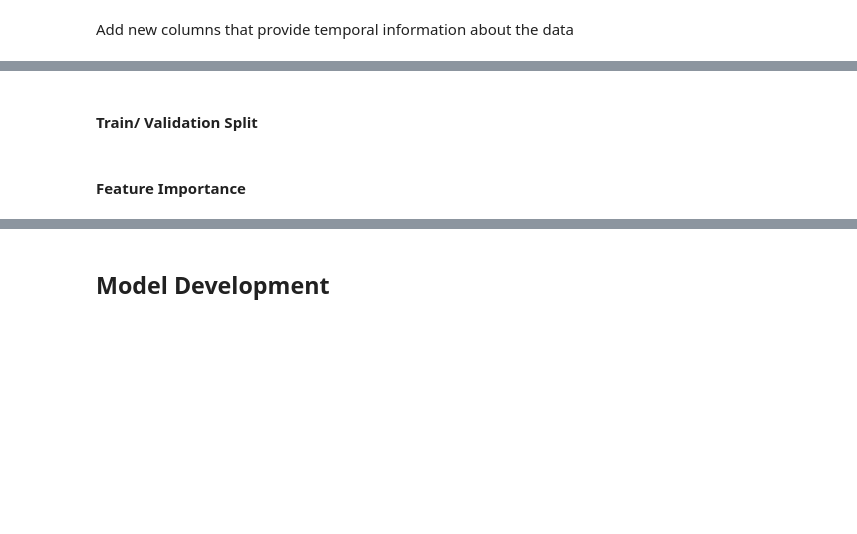
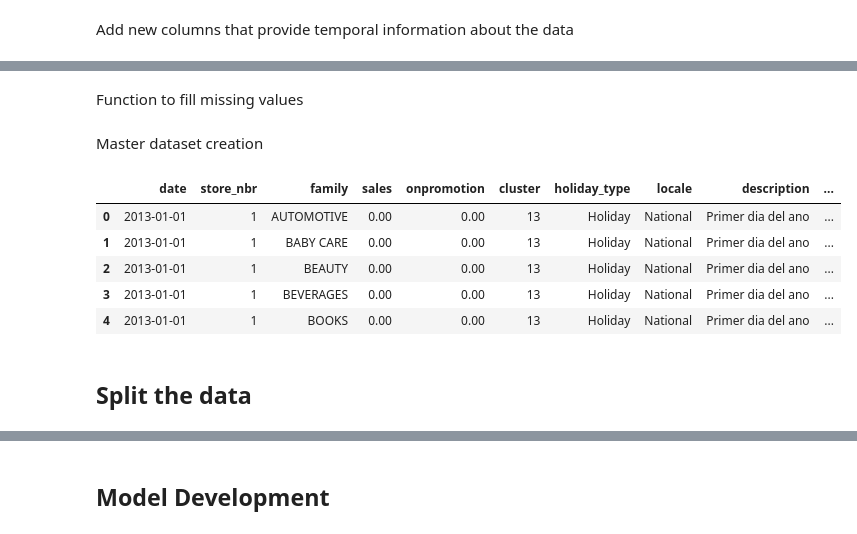
Before and after one commit to Chilthalanka/store-sales-forecasting, a Jupyter notebook: experiment/Chinthalanka/uom-239375e-model-predictions.ipynb, the cells around one changed output, grey strips where cells are left out. Drawn from its saved outputs; the diff is of its cells as text; code cells hidden in the pictures; blank space fills up the shorter version.

```diff
--- a/experiment/Chinthalanka/uom-239375e-model-predictions.ipynb
+++ b/experiment/Chinthalanka/uom-239375e-model-predictions.ipynb
@@ -396,0 +273,55 @@ drop_cor(data_analyses, "sales_lag", 6)
+# %%
+def create_date_features(df):
+    df['month'] = df.date.dt.month
+    df['day_of_month'] = df.date.dt.day
+    df['day_of_year'] = df.date.dt.dayofyear
+    #df['week_of_year'] = df.date.dt.weekofyear
+    df['day_of_week'] = df.date.dt.dayofweek
+    df['year'] = df.date.dt.year
+    return df
+# %% [markdown]
+Function to fill missing values
+# %%
+def fill_na(df):
+    df['holiday_type'] = df['holiday_type'].fillna('Common')
+    df['locale'] = df['locale'].fillna('Common')
+    df['description'] = df['description'].fillna('Unknown')
+    df['transferred'] = df['transferred'].fillna(False)
+    df['dcoilwtico'] = df['dcoilwtico'].fillna(method='backfill')
+    return df
+# %% [markdown]
+Master dataset creation
+# %%
+def merge_data(df):
+    df = df \
+        .merge(stores_df, left_on="store_nbr", right_on="store_nbr", how="left") \
+        .rename(columns={"type": "store_type"}) \
+        .merge(trnsctns_df, left_on=["date", "store_nbr"], right_on=["date", "store_nbr"], how="left") \
+        .merge(holidays_df, left_on="date", right_on="date", how="left") \
+        .drop_duplicates(subset="id") \
+        .rename(columns={"type": "holiday_type"}) \
+        .merge(oil_df, left_on="date", right_on="date", how="left")
+    return df
+# %%
+use_cols = ['date','store_nbr','family','sales','onpromotion','cluster','holiday_type',
+            'locale','description','transferred','dcoilwtico']
+
+categorical_features = ['family','holiday_type', 'locale','description']
+# %%
+data = pd.concat([train_df, test_df], axis=0)
+data = merge_data(data)
+data = data[use_cols]
+data = fill_na(data)
+data = create_date_features(data)
+data = lag_features(data, lags = [*range(1, 16), 16,17,18,19,20,21,22,30,31,90,180,364])
+data = roll_mean_features(data,[16,17,18,30])
+data = ewm_features(data, [0.95, 0.9, 0.8, 0.5],[1, 7,30])
+
+data.head()
+# %% [output]
+|  | date | store_nbr | family | sales | onpromotion | cluster | holiday_type | locale | description | ... |
+| 0 | 2013-01-01 | 1 | AUTOMOTIVE | 0.00 | 0.00 | 13 | Holiday | National | Primer dia del ano | ... |
+| 1 | 2013-01-01 | 1 | BABY CARE | 0.00 | 0.00 | 13 | Holiday | National | Primer dia del ano | ... |
+| 2 | 2013-01-01 | 1 | BEAUTY | 0.00 | 0.00 | 13 | Holiday | National | Primer dia del ano | ... |
+| 3 | 2013-01-01 | 1 | BEVERAGES | 0.00 | 0.00 | 13 | Holiday | National | Primer dia del ano | ... |
+| 4 | 2013-01-01 | 1 | BOOKS | 0.00 | 0.00 | 13 | Holiday | National | Primer dia del ano | ... |
@@ -397,2 +330,2 @@ drop_cor(data_analyses, "sales_lag", 6)
 # %% [markdown]
-#### Train/ Validation Split
+## Split the data
@@ -452,2 +331,0 @@ Y_train.shape, X_trans_tr.shape, Y_val.shape, X_val_tr.shape
-# %% [markdown]
-#### Feature Importance
```
Also changed, not shown: parts of 70 cells of this notebook.
